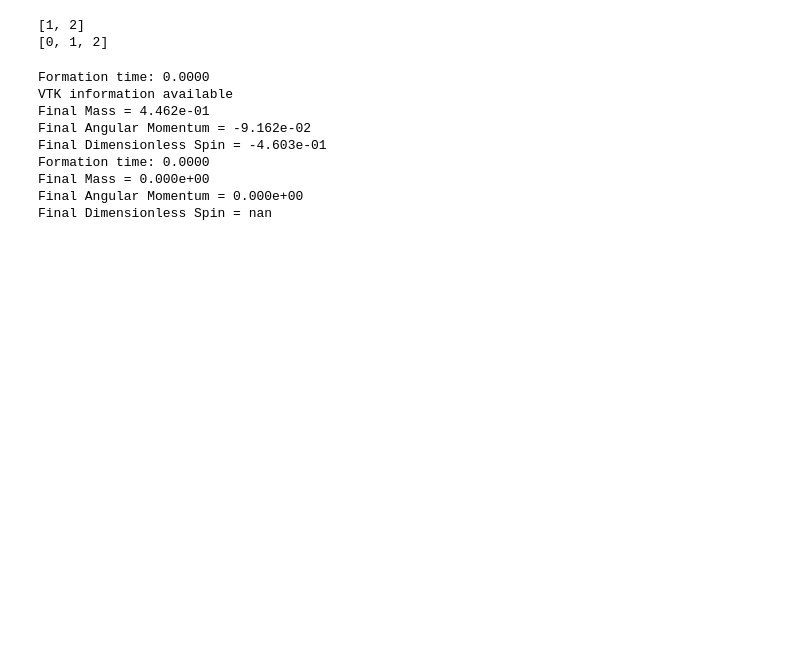
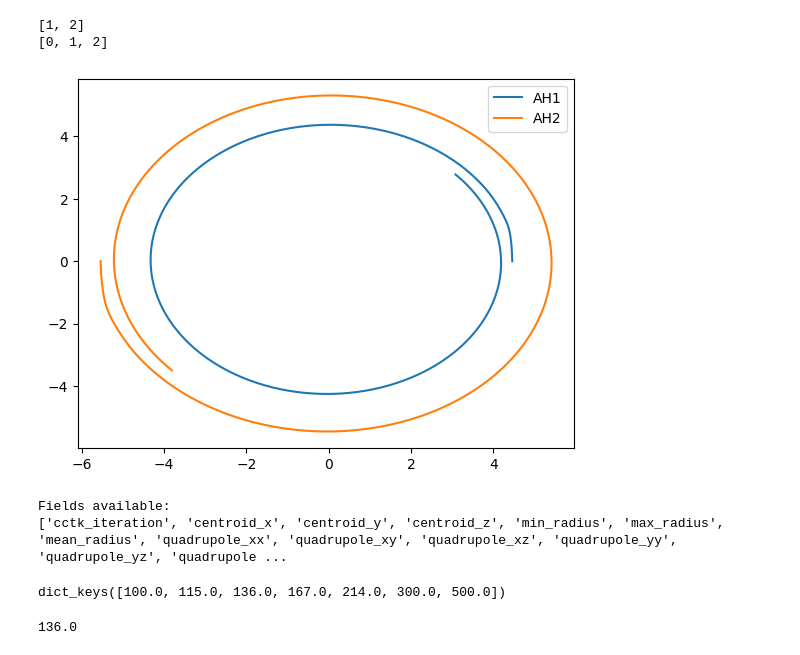
Before and after one commit to TomHM2099/Colision-frontal-y-en-orbita-de-agujeros-negros-, a Jupyter notebook: GW150914.ipynb, the cells around one changed output. Saved outputs shown, nothing was run; the diff lists cells and outputs as text; code cells hidden in the pictures; blank space fills up the shorter version.

```diff
--- a/GW150914.ipynb
+++ b/GW150914.ipynb
@@ -103,17 +112,31 @@ print(hor_150914.available_qlm_horizons)
 [1, 2]
 [0, 1, 2]
 # %%
-h1 = hor_150914[(1,1)]
-h2 = hor_150914[(2,2)]
-print(h1)
-print(h2)
+#Horizontes aparentes dados por AHFinderDirect
+ah1 = hor_150914.get_apparent_horizon(1)
+ah2 = hor_150914.get_apparent_horizon(2)
+
+#Horizontes dados por QLM
+qlm1 = hor_150914.get_qlm_horizon(0)
+qlm2 = hor_150914.get_qlm_horizon(1)
+qlm3 = hor_150914.get_qlm_horizon(2)
-# %% [output]
-Formation time: 0.0000
-VTK information available
-Final Mass = 4.462e-01
-Final Angular Momentum = -9.162e-02
-Final Dimensionless Spin = -4.603e-01
-Formation time: 0.0000
-Final Mass = 0.000e+00
-Final Angular Momentum = 0.000e+00
-Final Dimensionless Spin = nan
+# %%
+plt.plot(ah1.ah.centroid_x,ah1.ah.centroid_y,label="AH1")
+plt.plot(ah2.ah.centroid_x,ah2.ah.centroid_y,label="AH2")
+#plt.plot(ah2.ah.centroid_x,ah2.ah.centroid_y,label="AH")
+#plt.plot(h3.ah.centroid_x,h3.ah.centroid_y)
+plt.legend()
+plt.show()
+
+#plt.plot(h2.ah.centroid_x)
+# %% [output]
+[figure, added]
+# %%
+print(ah1.ah)
+# %% [output]
+Fields available:
+['cctk_iteration', 'centroid_x', 'centroid_y', 'centroid_z', 'min_radius', 'max_radius', 'mean_radius', 'quadrupole_xx', 'quadrupole_xy', 'quadrupole_xz', 'quadrupole_yy', 'quadrupole_yz', 'quadrupole ...
+# %%
+gws_bbh.keys()
+# %% [output]
+dict_keys([100.0, 115.0, 136.0, 167.0, 214.0, 300.0, 500.0])
@@ -119,0 +145,4 @@ Final Dimensionless Spin = nan
+# %%
+psi4.dist
+# %% [output]
+136.0
```
Also changed, not shown: parts of 10 cells of this notebook.
